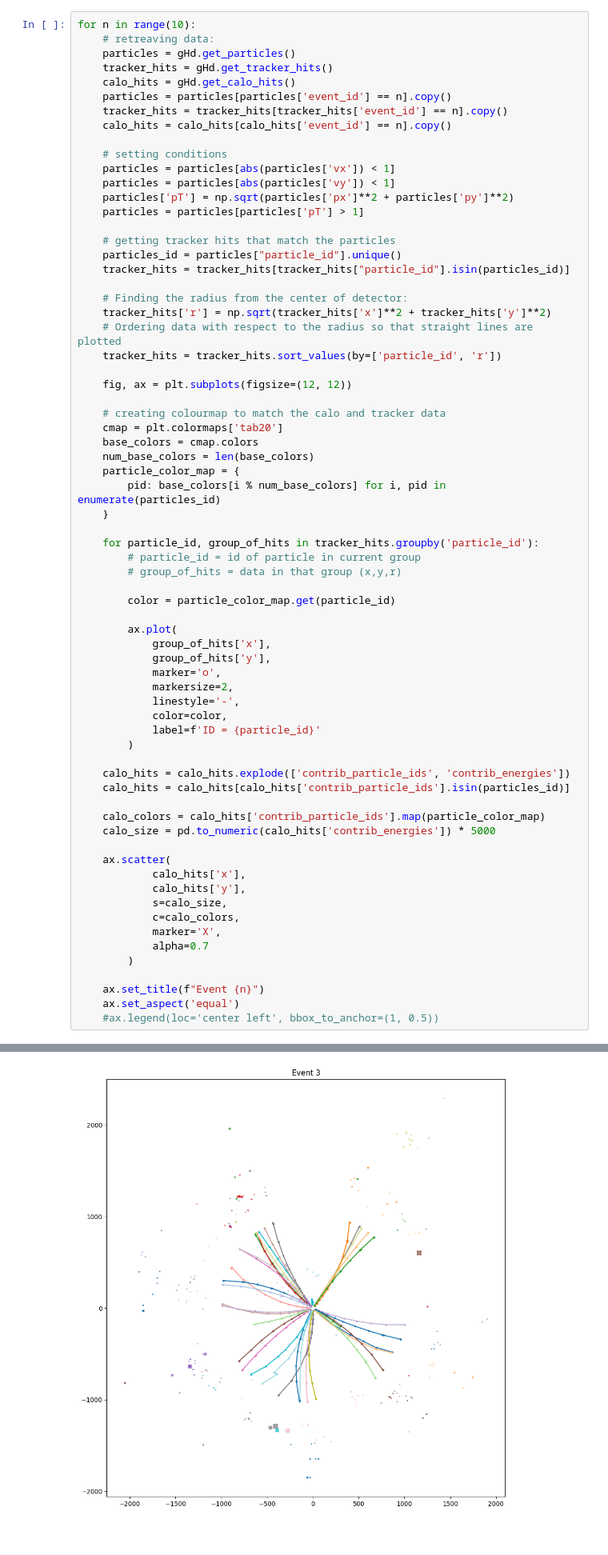
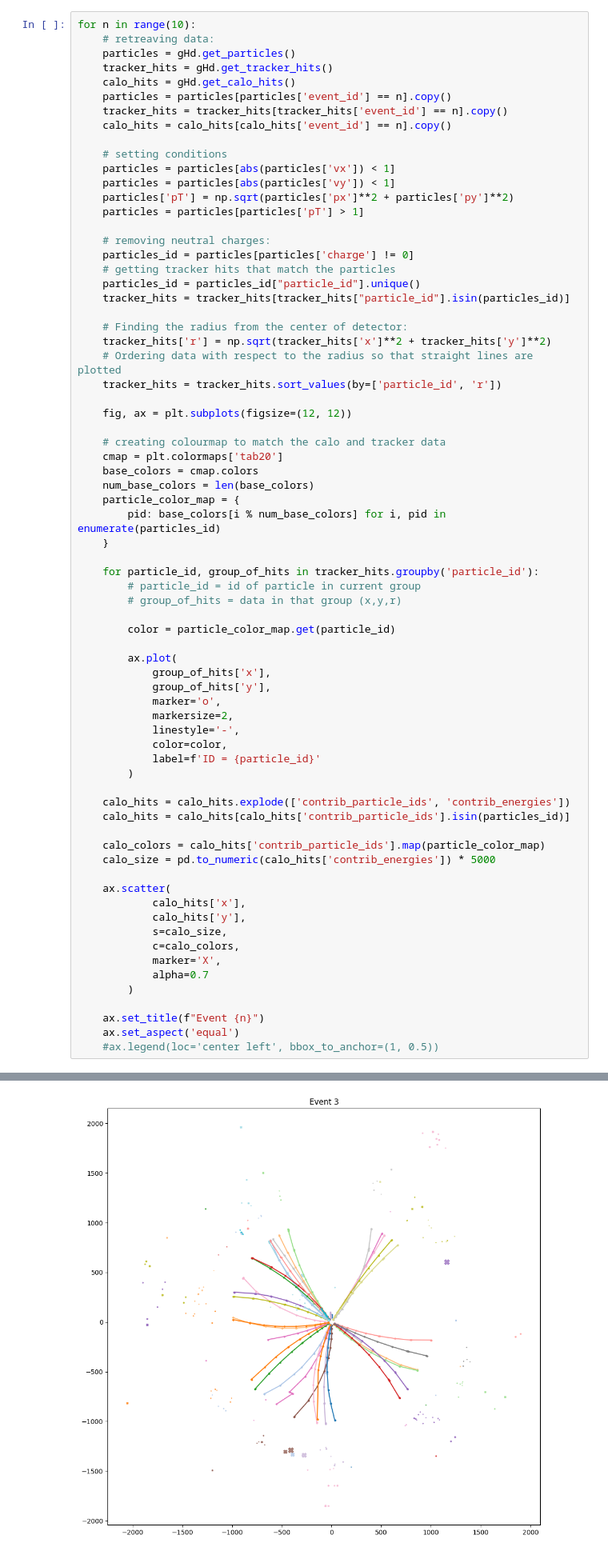
Before and after one commit to FinnbarWilson/Project_HEP, a Jupyter notebook: Code/Issue#1.ipynb, the cells around one changed output, grey strips where cells are left out. Shown at 80% size. Drawn from its saved outputs; the diff is of its cells as text.

Commit message:
Removing neutral charges from calo data

```diff
--- a/Code/Issue#1.ipynb
+++ b/Code/Issue#1.ipynb
@@ -196,8 +196,10 @@ for n in range(10):
     particles['pT'] = np.sqrt(particles['px']**2 + particles['py']**2)
     particles = particles[particles['pT'] > 1]
 
+    # removing neutral charges:
+    particles_id = particles[particles['charge'] != 0]
     # getting tracker hits that match the particles
-    particles_id = particles["particle_id"].unique()
+    particles_id = particles_id["particle_id"].unique()
     tracker_hits = tracker_hits[tracker_hits["particle_id"].isin(particles_id)]
 
     # Finding the radius from the center of detector:
@@ -256 +258 @@ for n in range(10):
-[figure, old version]
+[figure, new version]
```
Also changed, not shown: parts of 1 cell of this notebook.
